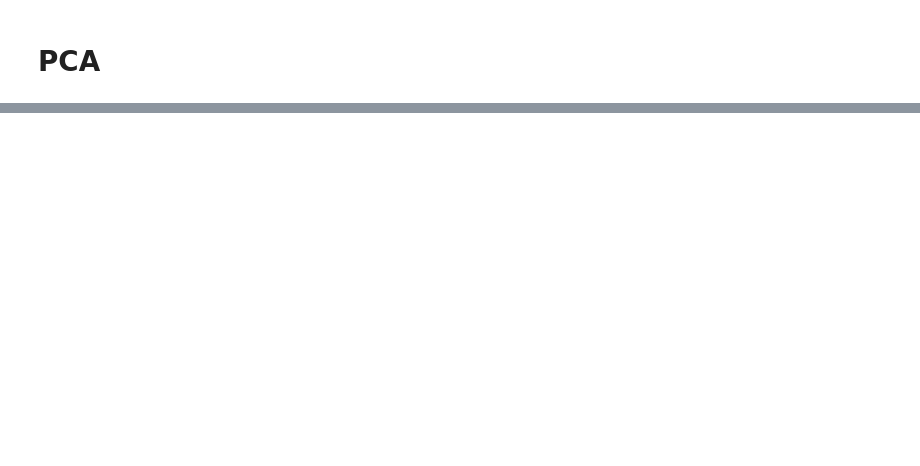
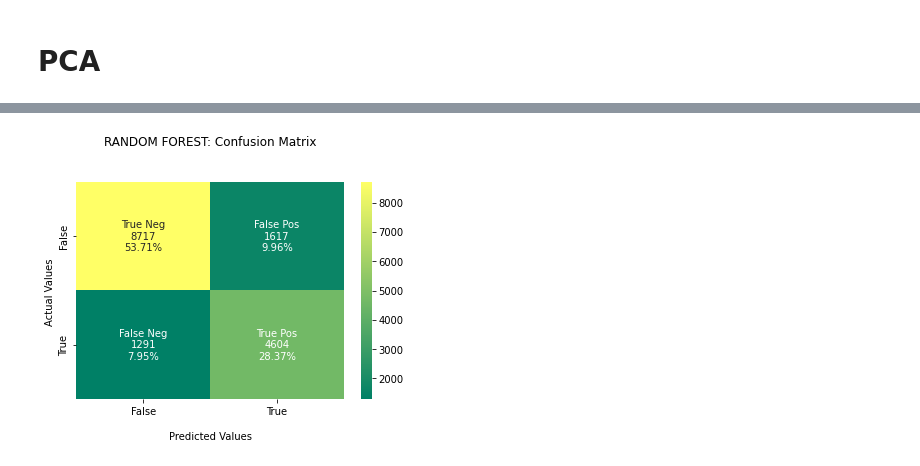
Before and after one commit to LeoRosaGarcia/proyecto-data-science-coderhouse, a Jupyter notebook: Notebook.ipynb, the cells around one changed output, grey strips where cells are left out. Cells and saved outputs as stored; diff of their text form; code cells hidden in the pictures; blank space fills up the shorter version.

```diff
--- a/Notebook.ipynb
+++ b/Notebook.ipynb
@@ -480,0 +1360,4 @@ y = data.loc[:,['popularity_cat']].values
+# %%
+#RANDOM FOREST
+y_test_pred_rf_v2 = rfc_v2.predict(x_test_rf_v2)
+y_train_pred_rf_v2 = rfc_v2.predict(x_train_rf_v2)
@@ -480,0 +1398,29 @@ y = data.loc[:,['popularity_cat']].values
+# %%
+#RANDOM FOREST
+cm_rf_v2 = confusion_matrix(y_test_rf_v2, y_test_pred_rf_v2)
+
+group_names = ['True Neg','False Pos','False Neg','True Pos']
+
+group_counts = ["{0:0.0f}".format(value) for value in
+                cm_rf_v2.flatten()]
+
+group_percentages = ["{0:.2%}".format(value) for value in
+                     cm_rf_v2.flatten()/np.sum(cm_rf_v2)]
+
+labels = [f"{v1}\n{v2}\n{v3}" for v1, v2, v3 in
+          zip(group_names,group_counts,group_percentages)]
+
+labels = np.asarray(labels).reshape(2,2)
+
+ax = sns.heatmap(cm_rf_v2, annot=labels, fmt='', cmap='summer')
+
+ax.set_title('RANDOM FOREST: Confusion Matrix\n\n');
+ax.set_xlabel('\nPredicted Values')
+ax.set_ylabel('Actual Values ');
+
+ax.xaxis.set_ticklabels(['False','True'])
+ax.yaxis.set_ticklabels(['False','True'])
+
+plt.show()
+# %% [output]
+[figure, added]
```
Also changed, not shown: parts of 137 cells of this notebook, 1 other file.
